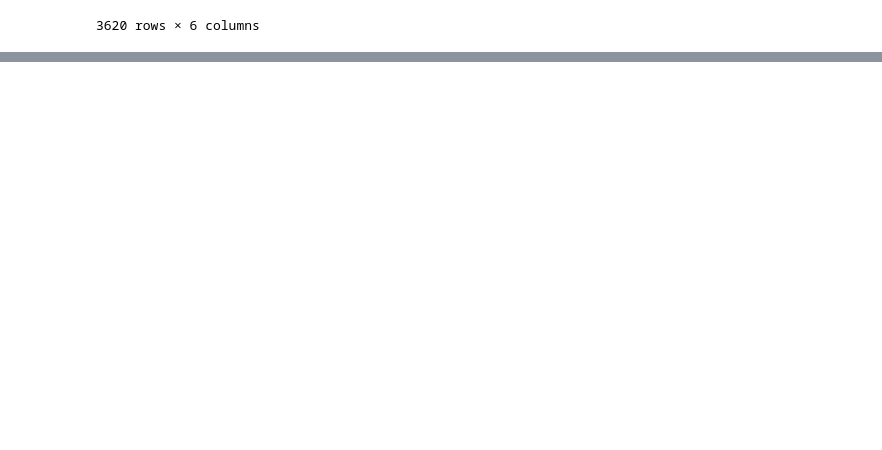
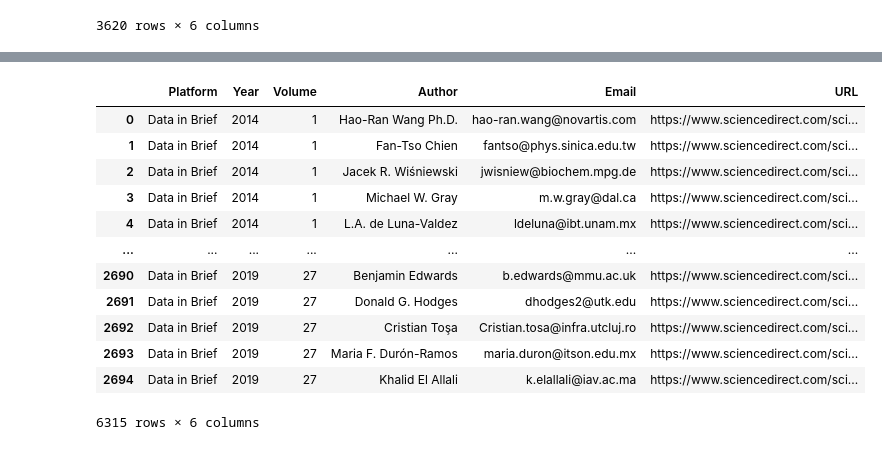
Before and after one commit to soothingni/OEJU, a Jupyter notebook: ArticleCrawler/source/Data_in_Brief.ipynb, the cells around one changed output, grey strips where cells are left out. Saved outputs shown, nothing was run; the diff lists cells and outputs as text; code cells hidden in the pictures; blank space fills up the shorter version.

```diff
--- a/ArticleCrawler/source/Data_in_Brief.ipynb
+++ b/ArticleCrawler/source/Data_in_Brief.ipynb
@@ -331,0 +438,16 @@ total_df.to_csv('Data_in_Brief.txt', encoding = 'utf-8')
+# %%
+total_df
+# %% [output]
+|  | Platform | Year | Volume | Author | Email | URL |
+| 0 | Data in Brief | 2014 | 1 | Hao-Ran Wang Ph.D. | hao-ran.wang@novartis.com | https://www.sciencedirect.com/sci... |
+| 1 | Data in Brief | 2014 | 1 | Fan-Tso Chien | fantso@phys.sinica.edu.tw | https://www.sciencedirect.com/sci... |
+| 2 | Data in Brief | 2014 | 1 | Jacek R. Wiśniewski | jwisniew@biochem.mpg.de | https://www.sciencedirect.com/sci... |
+| 3 | Data in Brief | 2014 | 1 | Michael W. Gray | m.w.gray@dal.ca | https://www.sciencedirect.com/sci... |
+| 4 | Data in Brief | 2014 | 1 | L.A. de Luna-Valdez | ldeluna@ibt.unam.mx | https://www.sciencedirect.com/sci... |
+| ... | ... | ... | ... | ... | ... | ... |
+| 2690 | Data in Brief | 2019 | 27 | Benjamin Edwards | b.edwards@mmu.ac.uk | https://www.sciencedirect.com/sci... |
+| 2691 | Data in Brief | 2019 | 27 | Donald G. Hodges | dhodges2@utk.edu | https://www.sciencedirect.com/sci... |
+| 2692 | Data in Brief | 2019 | 27 | Cristian Toşa | Cristian.tosa@infra.utcluj.ro | https://www.sciencedirect.com/sci... |
+| 2693 | Data in Brief | 2019 | 27 | Maria F. Durón-Ramos | maria.duron@itson.edu.mx | https://www.sciencedirect.com/sci... |
+| 2694 | Data in Brief | 2019 | 27 | Khalid El Allali | k.elallali@iav.ac.ma | https://www.sciencedirect.com/sci... |
+6315 rows × 6 columns
```
Also changed, not shown: parts of 14 cells of this notebook, 4 other files.
